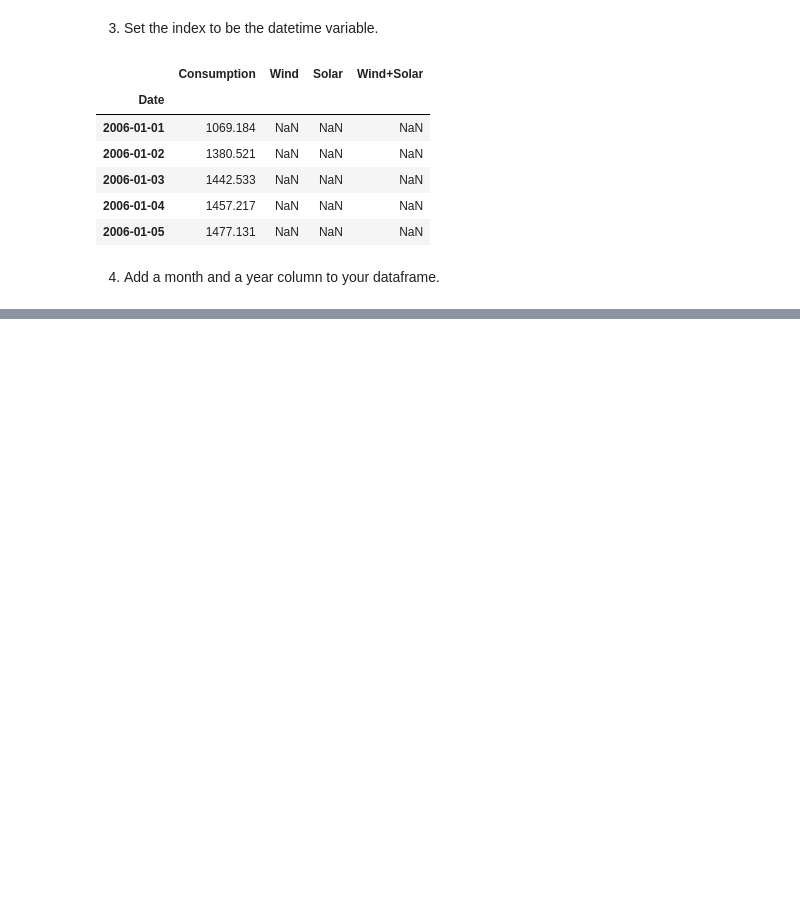
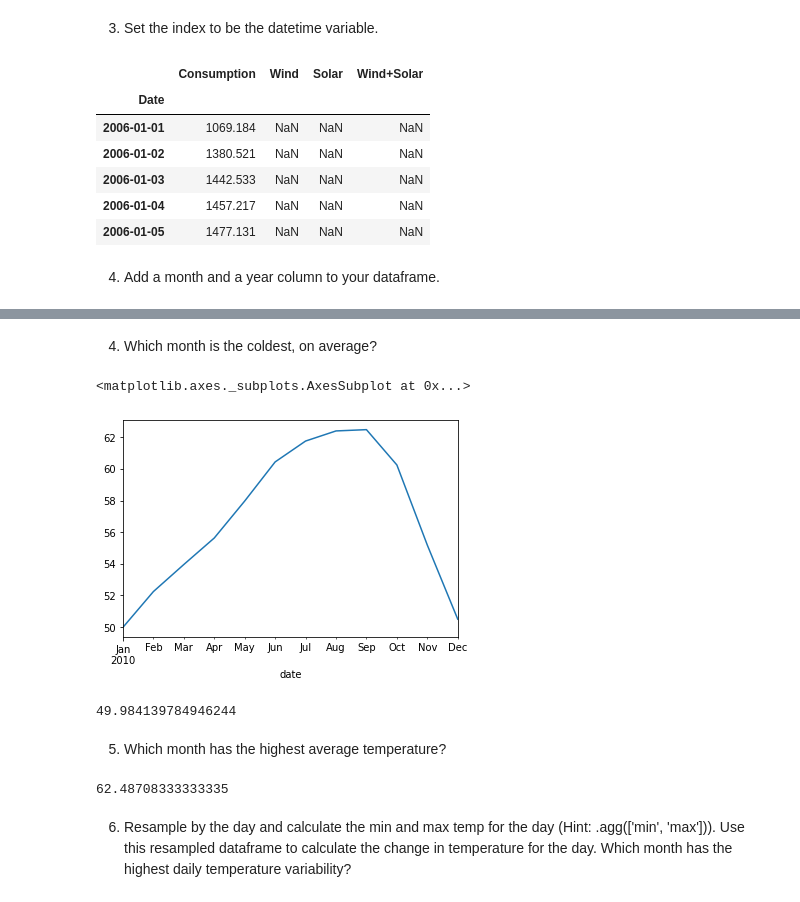
Before and after one commit to sunwenliang14/ds-methodologies-exercises, a Jupyter notebook: time_series/prepare_exercise.ipynb, the cells around one changed output, grey strips where cells are left out. Cells and saved outputs as stored; diff of their text form; code cells hidden in the pictures; blank space fills up the shorter version.

```diff
--- a/time_series/prepare_exercise.ipynb
+++ b/time_series/prepare_exercise.ipynb
@@ -203,0 +258,19 @@ TypeError: 'Int64Index' object is not callable
+# %% [markdown]
+4. Which month is the coldest, on average?
+# %%
+df.temp.resample("M").mean().plot()
+# %% [output]
+<matplotlib.axes._subplots.AxesSubplot at 0x...>
+[figure, added]
+# %%
+df.temp.resample("M").mean().min()
+# %% [output]
+49.984139784946244
+# %% [markdown]
+5. Which month has the highest average temperature?
+# %%
+df.temp.resample("M").mean().max()
+# %% [output]
+62.48708333333335
+# %% [markdown]
+6. Resample by the day and calculate the min and max temp for the day (Hint: .agg(['min', 'max'])). Use this resampled dataframe to calculate the change in temperature for the day. Which month has the highest daily temperature variability?
```
Also changed, not shown: parts of 43 cells of this notebook, 1 other file.
